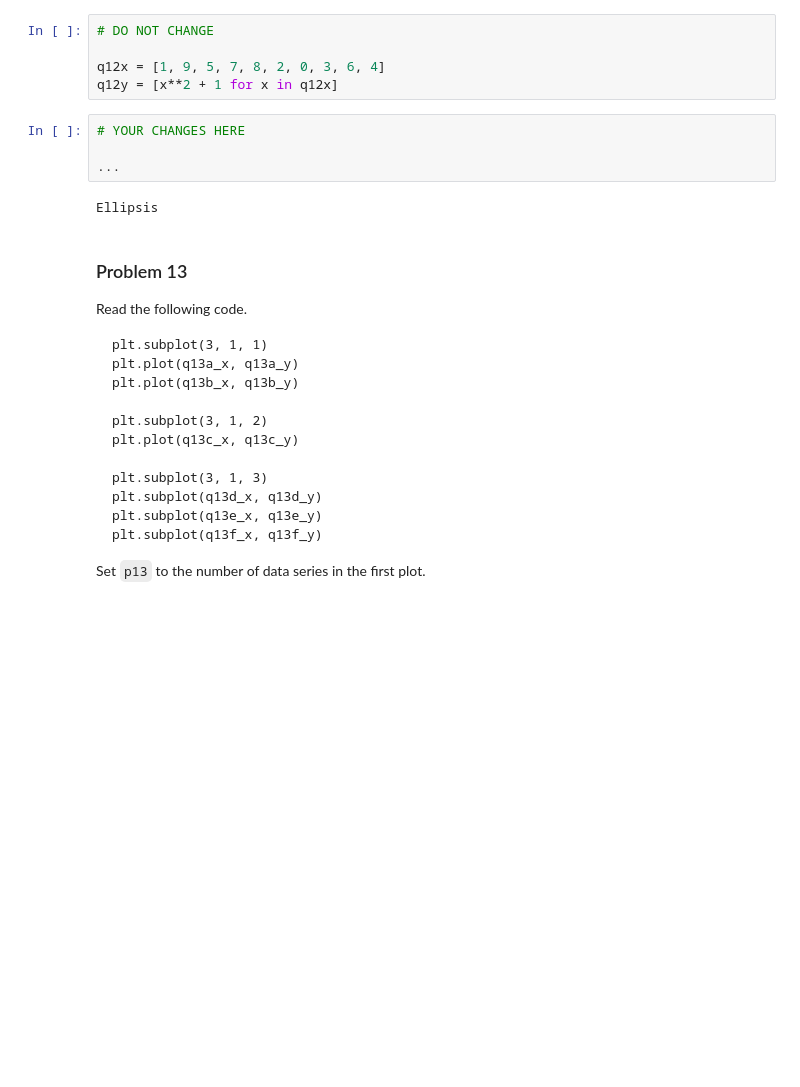
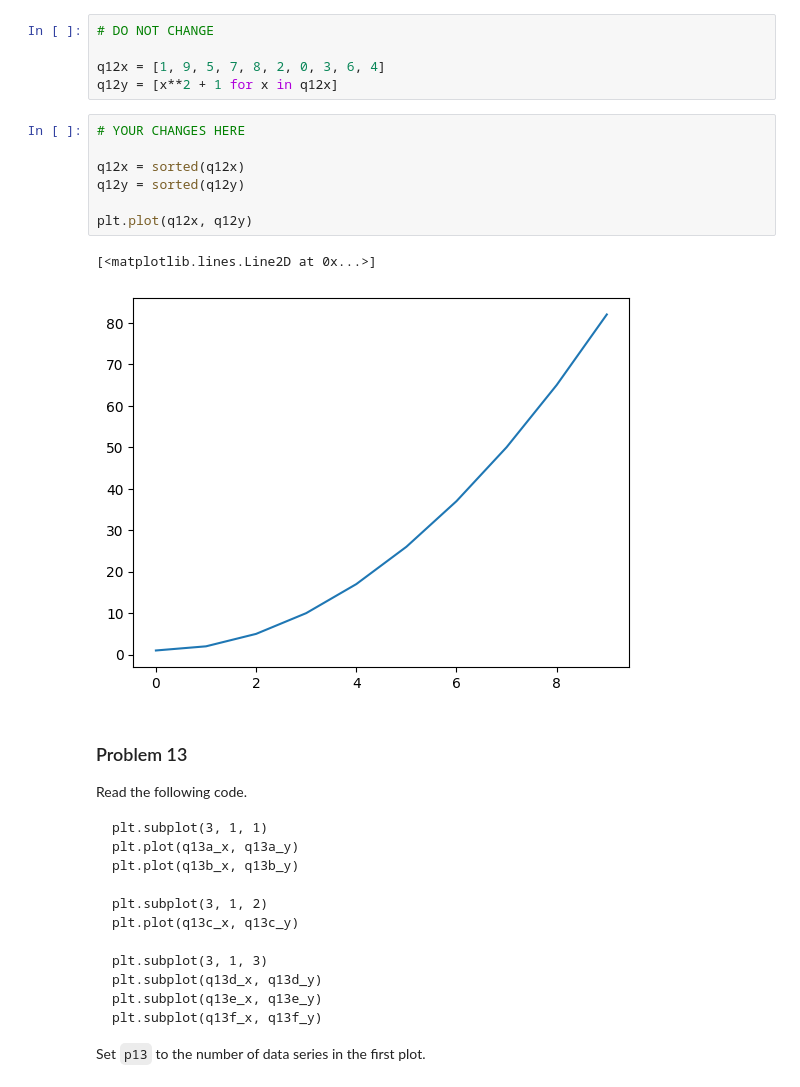
Before and after one commit to aidandig/dx602-homework-05, a Jupyter notebook: homework.ipynb, the cells around one changed output. Cells and saved outputs as stored; diff of their text form; blank space fills up the shorter version.

```diff
--- a/homework.ipynb
+++ b/homework.ipynb
@@ -337,12 +337,16 @@ Beware that the data is not sorted yet.
 
 q12x = [1, 9, 5, 7, 8, 2, 0, 3, 6, 4]
 q12y = [x**2 + 1 for x in q12x]
-# %%
-# YOUR CHANGES HERE
-
-...
-# %% [output]
-Ellipsis
+# %%
+# YOUR CHANGES HERE
+
+q12x = sorted(q12x)
+q12y = sorted(q12y)
+
+plt.plot(q12x, q12y)
+# %% [output]
+[<matplotlib.lines.Line2D at 0x...>]
+[figure, added]
 # %% [markdown]
 ### Problem 13
 
```
